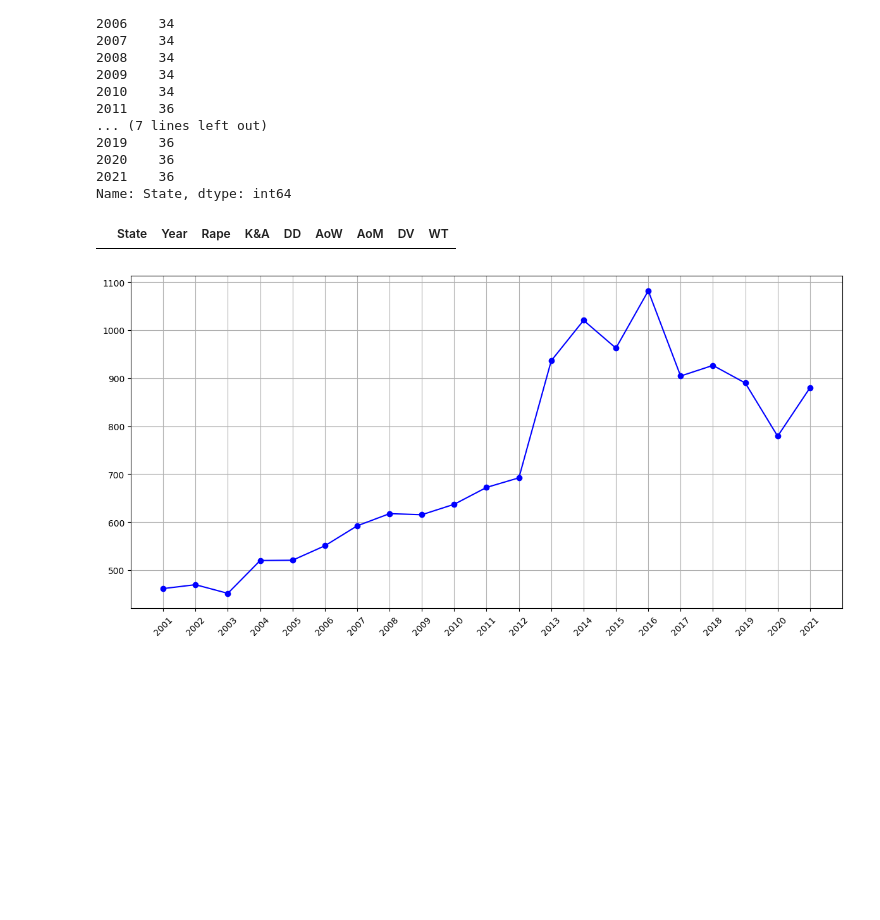
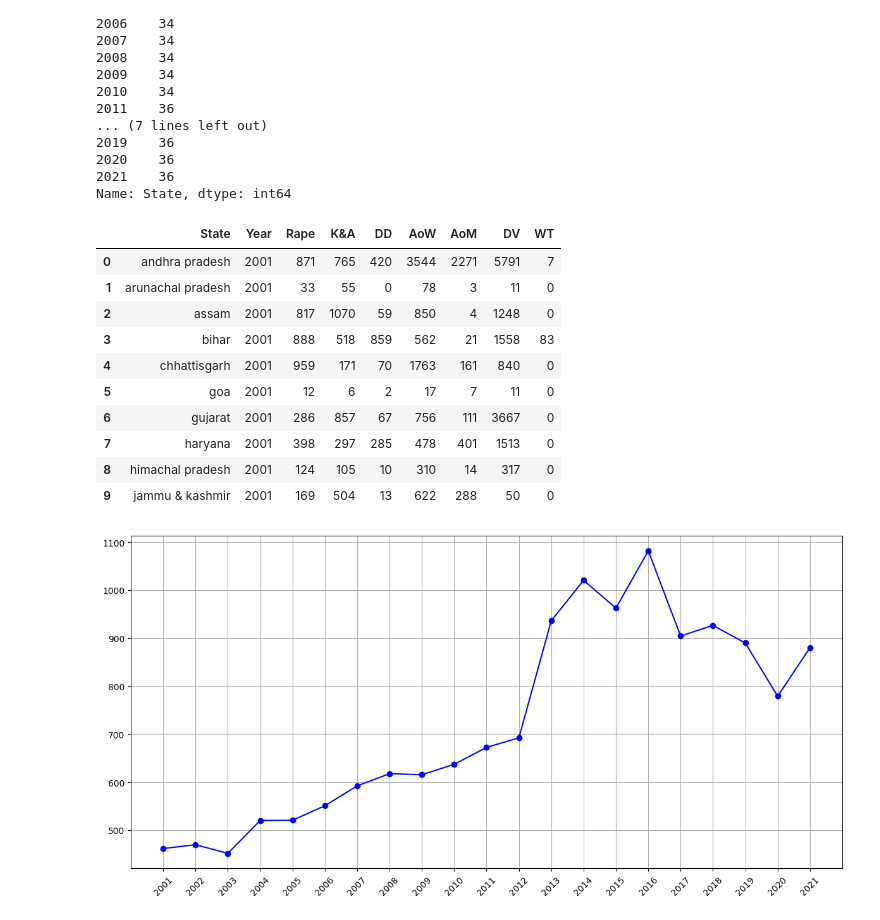
Before and after one commit to apoorvi828/crime-data, a Jupyter notebook: crimes-against-women-in-india-a-20-year-analysis.ipynb, the cells around one changed output. Saved outputs shown, nothing was run; the diff lists cells and outputs as text; code cells hidden in the pictures; blank space fills up the shorter version.

```diff
--- a/crimes-against-women-in-india-a-20-year-analysis.ipynb
+++ b/crimes-against-women-in-india-a-20-year-analysis.ipynb
@@ -32,5 +14,6 @@ data_desc
 # %%
-df=  pd.read_csv("CrimesOnWomenData.csv")
+df=  pd.read_csv("CrimesOnWomenData.csv", index_col=0)
+df['State'] = df['State'].apply(lambda name:name.lower())
 # %%
 df.head(10)
 # %% [output]
@@ -62,5 +45,3 @@ df.tail(10)
-# %%
-df.drop(columns='Unnamed: 0',inplace=True)
 # %%
 df.head()
 # %% [output]
@@ -147,9 +128,19 @@ Year
 2021    36
 Name: State, dtype: int64
 # %%
-df.head(0)
+df.head(10)
 # %% [output]
 |  | State | Year | Rape | K&A | DD | AoW | AoM | DV | WT |
+| 0 | andhra pradesh | 2001 | 871 | 765 | 420 | 3544 | 2271 | 5791 | 7 |
+| 1 | arunachal pradesh | 2001 | 33 | 55 | 0 | 78 | 3 | 11 | 0 |
+| 2 | assam | 2001 | 817 | 1070 | 59 | 850 | 4 | 1248 | 0 |
+| 3 | bihar | 2001 | 888 | 518 | 859 | 562 | 21 | 1558 | 83 |
+| 4 | chhattisgarh | 2001 | 959 | 171 | 70 | 1763 | 161 | 840 | 0 |
+| 5 | goa | 2001 | 12 | 6 | 2 | 17 | 7 | 11 | 0 |
+| 6 | gujarat | 2001 | 286 | 857 | 67 | 756 | 111 | 3667 | 0 |
+| 7 | haryana | 2001 | 398 | 297 | 285 | 478 | 401 | 1513 | 0 |
+| 8 | himachal pradesh | 2001 | 124 | 105 | 10 | 310 | 14 | 317 | 0 |
+| 9 | jammu & kashmir | 2001 | 169 | 504 | 13 | 622 | 288 | 50 | 0 |
 # %%
 # Average cases of Rape in the country year wise
 avg_rape_per_year = df.groupby('Year')['Rape'].mean()
```
Also changed, not shown: parts of 15 cells of this notebook, 1 other file.
